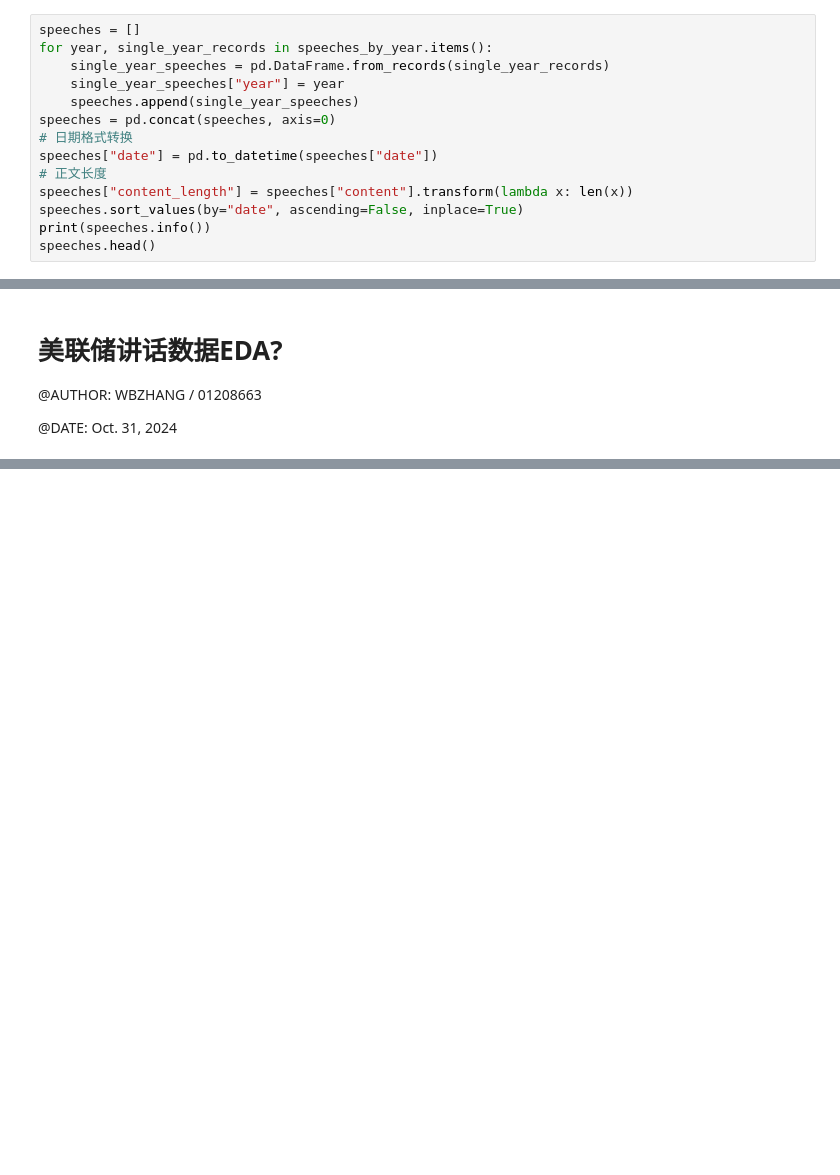
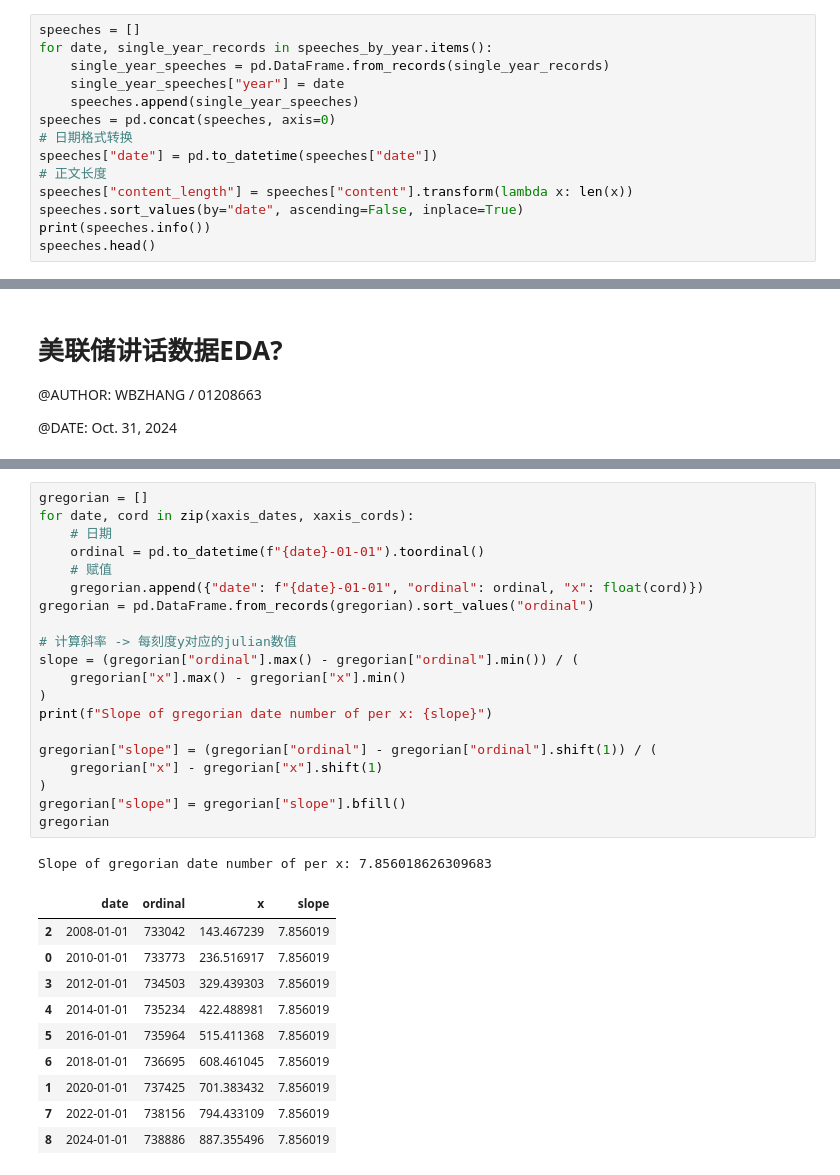
Before and after one commit to wbzhang233/FOMCSpeechScraper, a Jupyter notebook: data_scraper/fed_speeches_EDA.ipynb, the cells around one changed output, grey strips where cells are left out. Saved outputs shown, nothing was run; the diff lists cells and outputs as text; blank space fills up the shorter version.

```diff
--- a/data_scraper/fed_speeches_EDA.ipynb
+++ b/data_scraper/fed_speeches_EDA.ipynb
@@ -71,9 +71,9 @@ print(min(content_length), ' - ', max(content_length))
 0  -  28701
 # %%
 speeches = []
-for year, single_year_records in speeches_by_year.items():
+for date, single_year_records in speeches_by_year.items():
     single_year_speeches = pd.DataFrame.from_records(single_year_records)
-    single_year_speeches["year"] = year
+    single_year_speeches["year"] = date
     speeches.append(single_year_speeches)
 speeches = pd.concat(speeches, axis=0)
 # 日期格式转换
@@ -145,0 +350,32 @@ content_length_desc
+# %%
+gregorian = []
+for date, cord in zip(xaxis_dates, xaxis_cords):
+    # 日期
+    ordinal = pd.to_datetime(f"{date}-01-01").toordinal()
+    # 赋值
+    gregorian.append({"date": f"{date}-01-01", "ordinal": ordinal, "x": float(cord)})
+gregorian = pd.DataFrame.from_records(gregorian).sort_values("ordinal")
+
+# 计算斜率 -> 每刻度y对应的julian数值
+slope = (gregorian["ordinal"].max() - gregorian["ordinal"].min()) / (
+    gregorian["x"].max() - gregorian["x"].min()
+)
+print(f"Slope of gregorian date number of per x: {slope}")
+
+gregorian["slope"] = (gregorian["ordinal"] - gregorian["ordinal"].shift(1)) / (
+    gregorian["x"] - gregorian["x"].shift(1)
+)
+gregorian["slope"] = gregorian["slope"].bfill()
+gregorian
+# %% [output]
+Slope of gregorian date number of per x: 7.856018626309683
+|  | date | ordinal | x | slope |
+| 2 | 2008-01-01 | 733042 | 143.467239 | 7.856019 |
+| 0 | 2010-01-01 | 733773 | 236.516917 | 7.856019 |
+| 3 | 2012-01-01 | 734503 | 329.439303 | 7.856019 |
+| 4 | 2014-01-01 | 735234 | 422.488981 | 7.856019 |
+| 5 | 2016-01-01 | 735964 | 515.411368 | 7.856019 |
+| 6 | 2018-01-01 | 736695 | 608.461045 | 7.856019 |
+| 1 | 2020-01-01 | 737425 | 701.383432 | 7.856019 |
+| 7 | 2022-01-01 | 738156 | 794.433109 | 7.856019 |
+| 8 | 2024-01-01 | 738886 | 887.355496 | 7.856019 |
```
Also changed, not shown: parts of 17 cells of this notebook, 28 other files.
